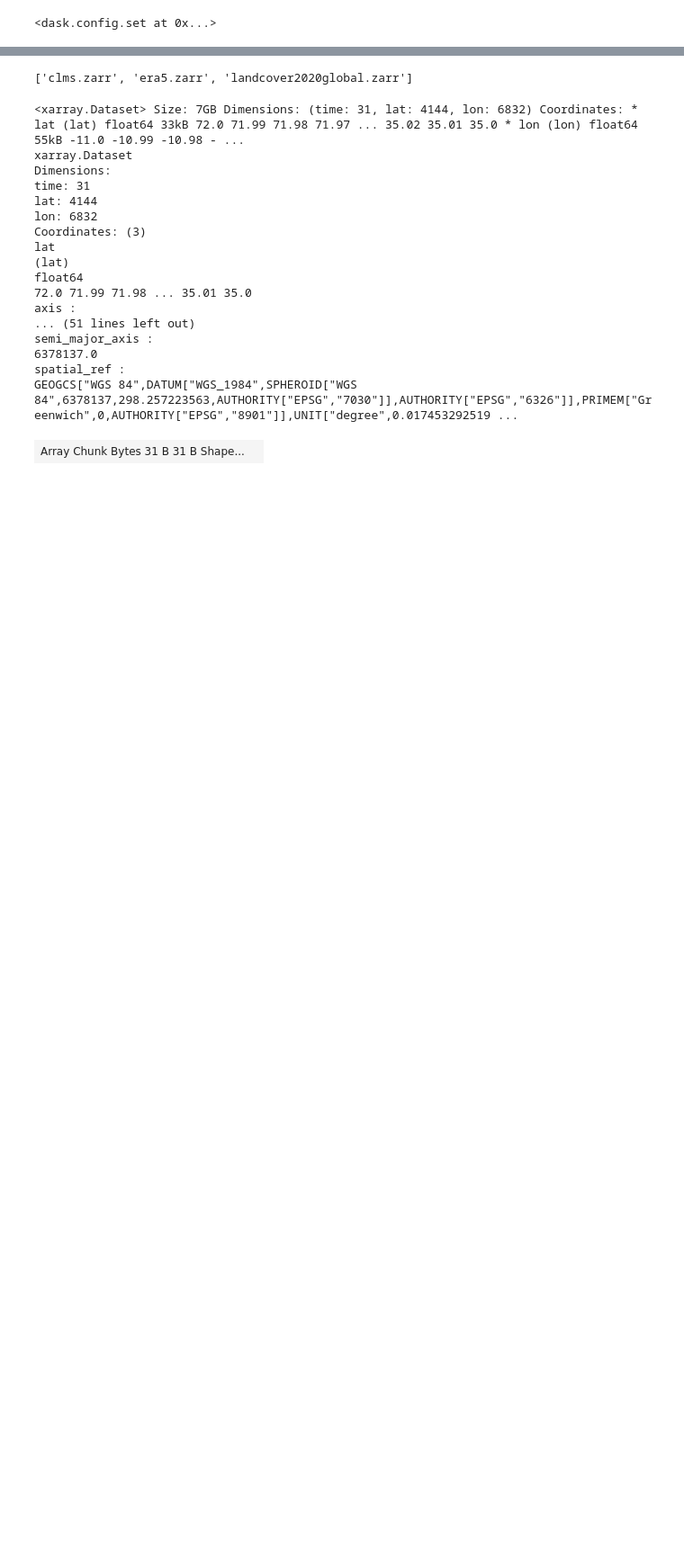
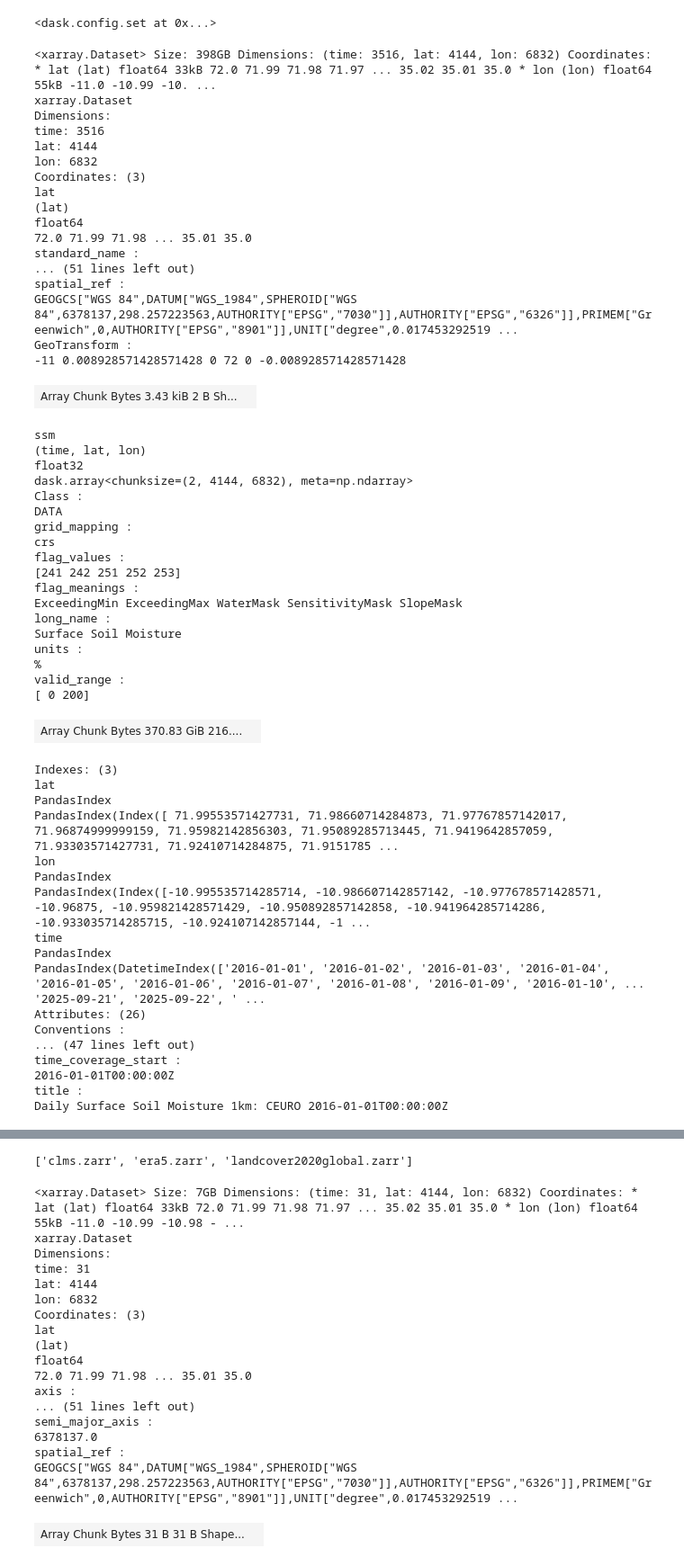
Before and after one commit to Irrigation-EU/irrigation-processor, a Jupyter notebook: notebooks/codes/gen_clms_cube.ipynb, the cells around one changed output, grey strips where cells are left out. Shown: that part at 90% size. Drawn from its saved outputs; the diff is of its cells as text; code cells hidden in the pictures; blank space fills up the shorter version.

```diff
--- a/notebooks/codes/gen_clms_cube.ipynb
+++ b/notebooks/codes/gen_clms_cube.ipynb
@@ -186,2 +202,60 @@ dask.config.set(scheduler="threads", num_workers=2)
+# %%
+clms_ssm_only_chunked = chunk_dataset(clms_ssm_only, {"time": 2, "lat": 4144, "lon": 6832})
+clms_ssm_only_chunked
+# %% [output]
+<xarray.Dataset> Size: 398GB Dimensions: (time: 3516, lat: 4144, lon: 6832) Coordinates: * lat (lat) float64 33kB 72.0 71.99 71.98 71.97 ... 35.02 35.01 35.0 * lon (lon) float64 55kB -11.0 -10.99 -10. ...
+xarray.Dataset
+Dimensions:
+time: 3516
+lat: 4144
+lon: 6832
+Coordinates: (3)
+lat
+(lat)
+float64
+72.0 71.99 71.98 ... 35.01 35.0
+standard_name :
+... (51 lines left out)
+spatial_ref :
+GEOGCS["WGS 84",DATUM["WGS_1984",SPHEROID["WGS 84",6378137,298.257223563,AUTHORITY["EPSG","7030"]],AUTHORITY["EPSG","6326"]],PRIMEM["Greenwich",0,AUTHORITY["EPSG","8901"]],UNIT["degree",0.017453292519 ...
+GeoTransform :
+-11 0.008928571428571428 0 72 0 -0.008928571428571428
+| Array Chunk Bytes 3.43 kiB 2 B Sh... |  |
+ssm
+(time, lat, lon)
+float32
+dask.array<chunksize=(2, 4144, 6832), meta=np.ndarray>
+Class :
+DATA
+grid_mapping :
+crs
+flag_values :
+[241 242 251 252 253]
+flag_meanings :
+ExceedingMin ExceedingMax WaterMask SensitivityMask SlopeMask
+long_name :
+Surface Soil Moisture
+units :
+%
+valid_range :
+[ 0 200]
+| Array Chunk Bytes 370.83 GiB 216.... |  |
+Indexes: (3)
+lat
+PandasIndex
+PandasIndex(Index([ 71.99553571427731, 71.98660714284873, 71.97767857142017, 71.96874999999159, 71.95982142856303, 71.95089285713445, 71.9419642857059, 71.93303571427731, 71.92410714284875, 71.9151785 ...
+lon
+PandasIndex
+PandasIndex(Index([-10.995535714285714, -10.986607142857142, -10.977678571428571, -10.96875, -10.959821428571429, -10.950892857142858, -10.941964285714286, -10.933035714285715, -10.924107142857144, -1 ...
+time
+PandasIndex
+PandasIndex(DatetimeIndex(['2016-01-01', '2016-01-02', '2016-01-03', '2016-01-04', '2016-01-05', '2016-01-06', '2016-01-07', '2016-01-08', '2016-01-09', '2016-01-10', ... '2025-09-21', '2025-09-22', ' ...
+Attributes: (26)
+Conventions :
+... (47 lines left out)
+time_coverage_start :
+2016-01-01T00:00:00Z
+title :
+Daily Surface Soil Moisture 1km: CEURO 2016-01-01T00:00:00Z
 # %%
 %%time
```
Also changed, not shown: parts of 8 cells of this notebook, 12 other files.
